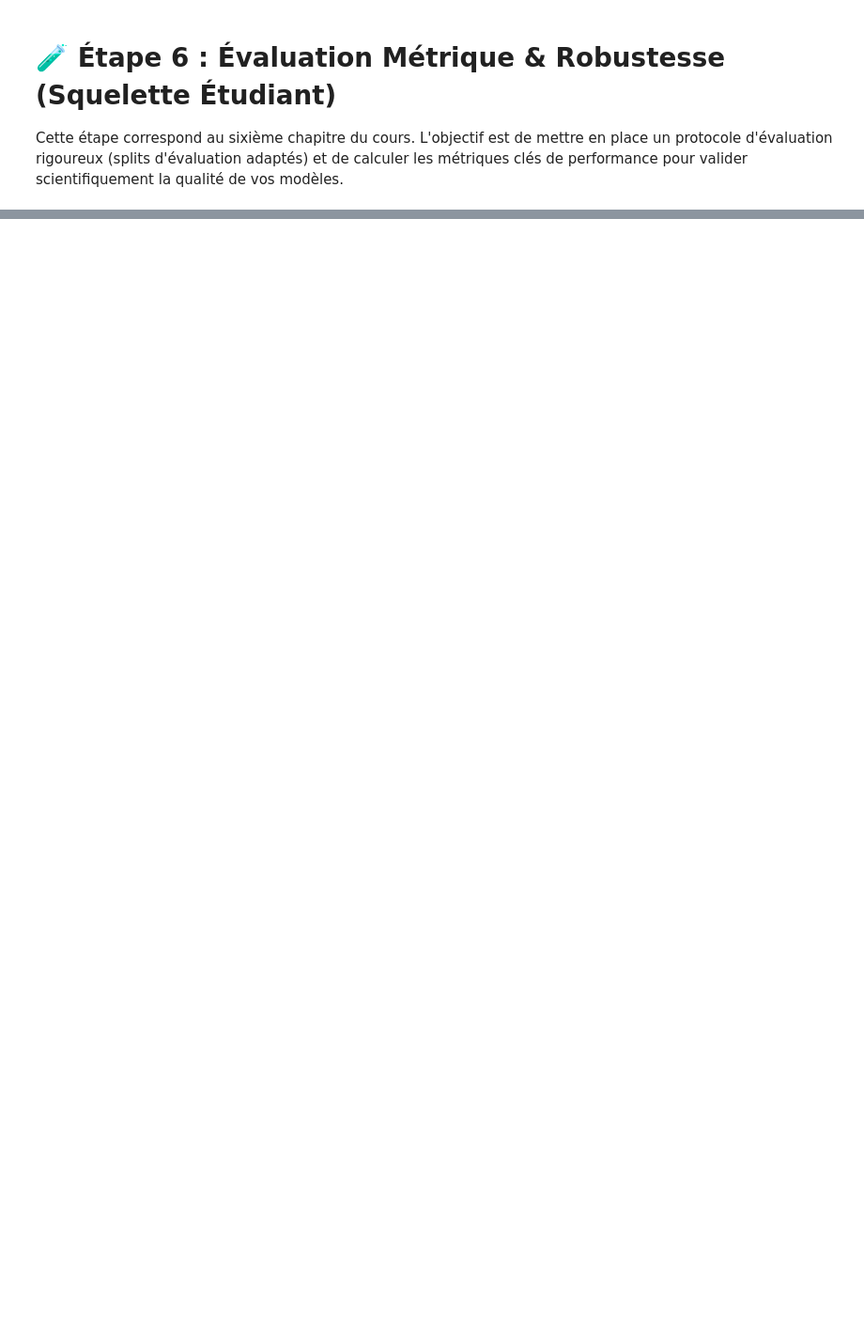
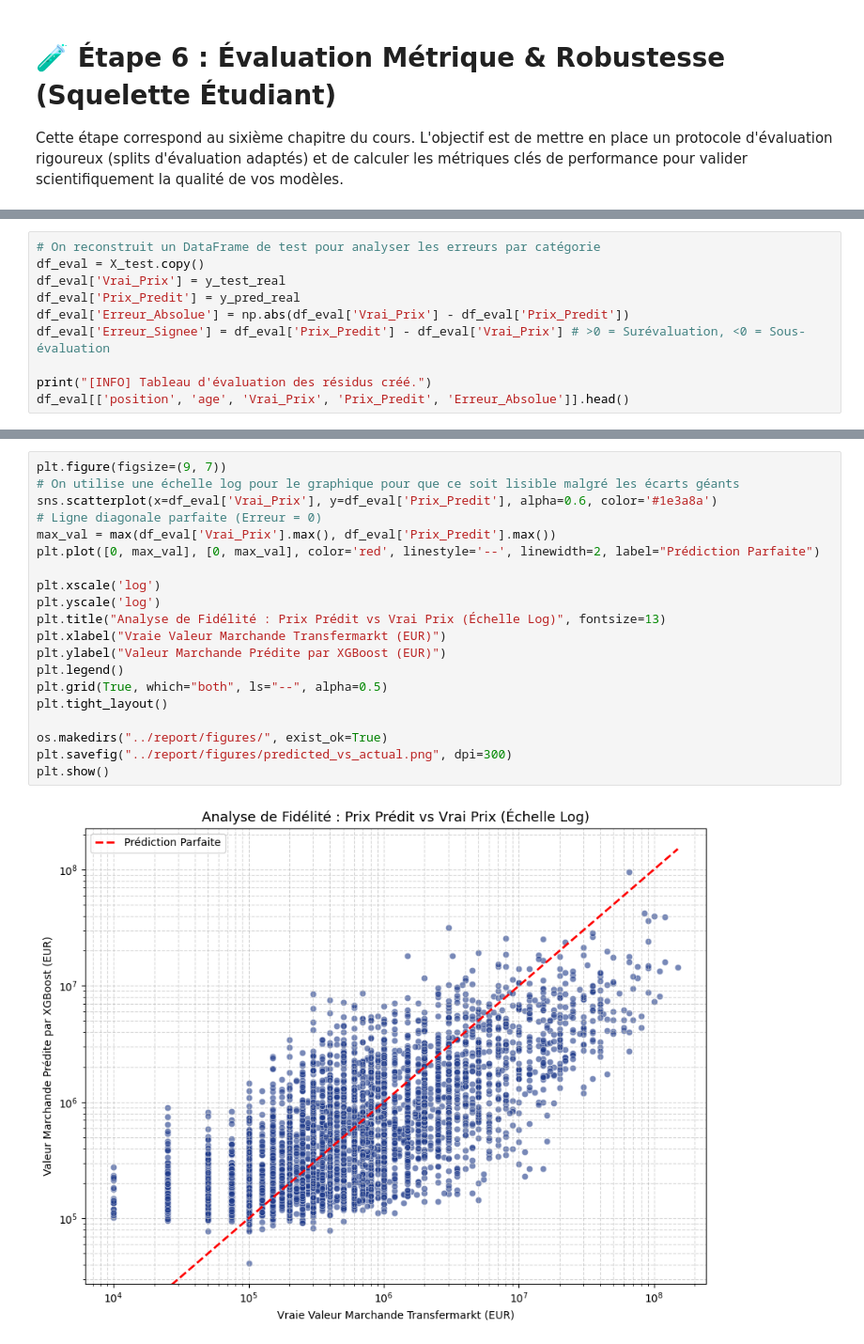
Before and after one commit to HamzaMF7/aptispace-datascience-projet, a Jupyter notebook: notebooks/06_evaluation.ipynb, the cells around one changed output, grey strips where cells are left out. Shown at 94% size. Saved outputs shown, nothing was run; the diff lists cells and outputs as text; blank space fills up the shorter version.

```diff
--- a/notebooks/06_evaluation.ipynb
+++ b/notebooks/06_evaluation.ipynb
@@ -62,0 +59,10 @@ print("Protocole de validation documenté avec succès !")
+# %%
+# On reconstruit un DataFrame de test pour analyser les erreurs par catégorie
+df_eval = X_test.copy()
+df_eval['Vrai_Prix'] = y_test_real
+df_eval['Prix_Predit'] = y_pred_real
+df_eval['Erreur_Absolue'] = np.abs(df_eval['Vrai_Prix'] - df_eval['Prix_Predit'])
+df_eval['Erreur_Signee'] = df_eval['Prix_Predit'] - df_eval['Vrai_Prix'] # >0 = Surévaluation, <0 = Sous-évaluation
+
+print("[INFO] Tableau d'évaluation des résidus créé.")
+df_eval[['position', 'age', 'Vrai_Prix', 'Prix_Predit', 'Erreur_Absolue']].head()
@@ -62,0 +79,22 @@ print("Protocole de validation documenté avec succès !")
+# %%
+plt.figure(figsize=(9, 7))
+# On utilise une échelle log pour le graphique pour que ce soit lisible malgré les écarts géants
+sns.scatterplot(x=df_eval['Vrai_Prix'], y=df_eval['Prix_Predit'], alpha=0.6, color='#1e3a8a')
+# Ligne diagonale parfaite (Erreur = 0)
+max_val = max(df_eval['Vrai_Prix'].max(), df_eval['Prix_Predit'].max())
+plt.plot([0, max_val], [0, max_val], color='red', linestyle='--', linewidth=2, label="Prédiction Parfaite")
+
+plt.xscale('log')
+plt.yscale('log')
+plt.title("Analyse de Fidélité : Prix Prédit vs Vrai Prix (Échelle Log)", fontsize=13)
+plt.xlabel("Vraie Valeur Marchande Transfermarkt (EUR)")
+plt.ylabel("Valeur Marchande Prédite par XGBoost (EUR)")
+plt.legend()
+plt.grid(True, which="both", ls="--", alpha=0.5)
+plt.tight_layout()
+
+os.makedirs("../report/figures/", exist_ok=True)
+plt.savefig("../report/figures/predicted_vs_actual.png", dpi=300)
+plt.show()
+# %% [output]
+[figure, added]
```
Also changed, not shown: parts of 14 cells of this notebook, 9 other files.
